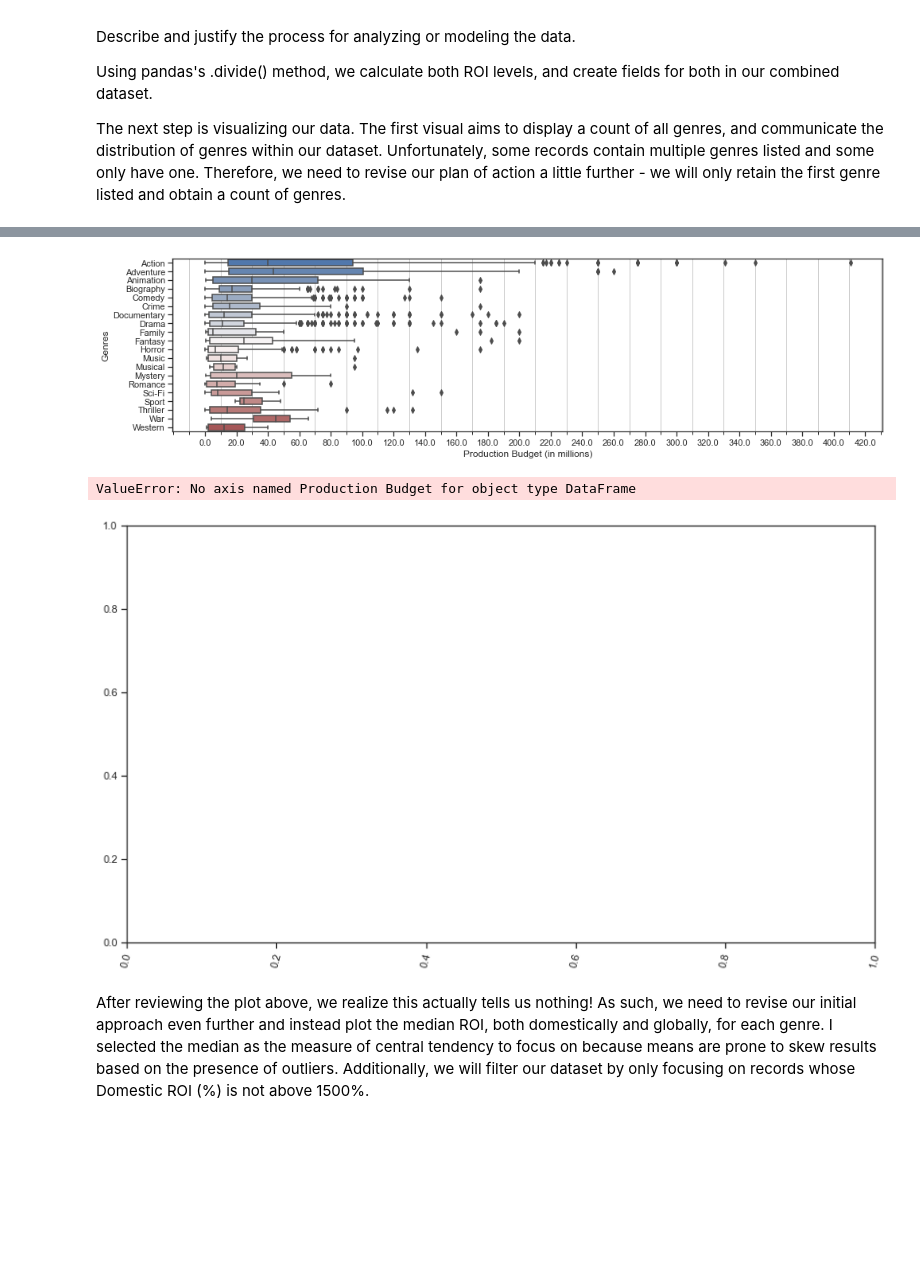
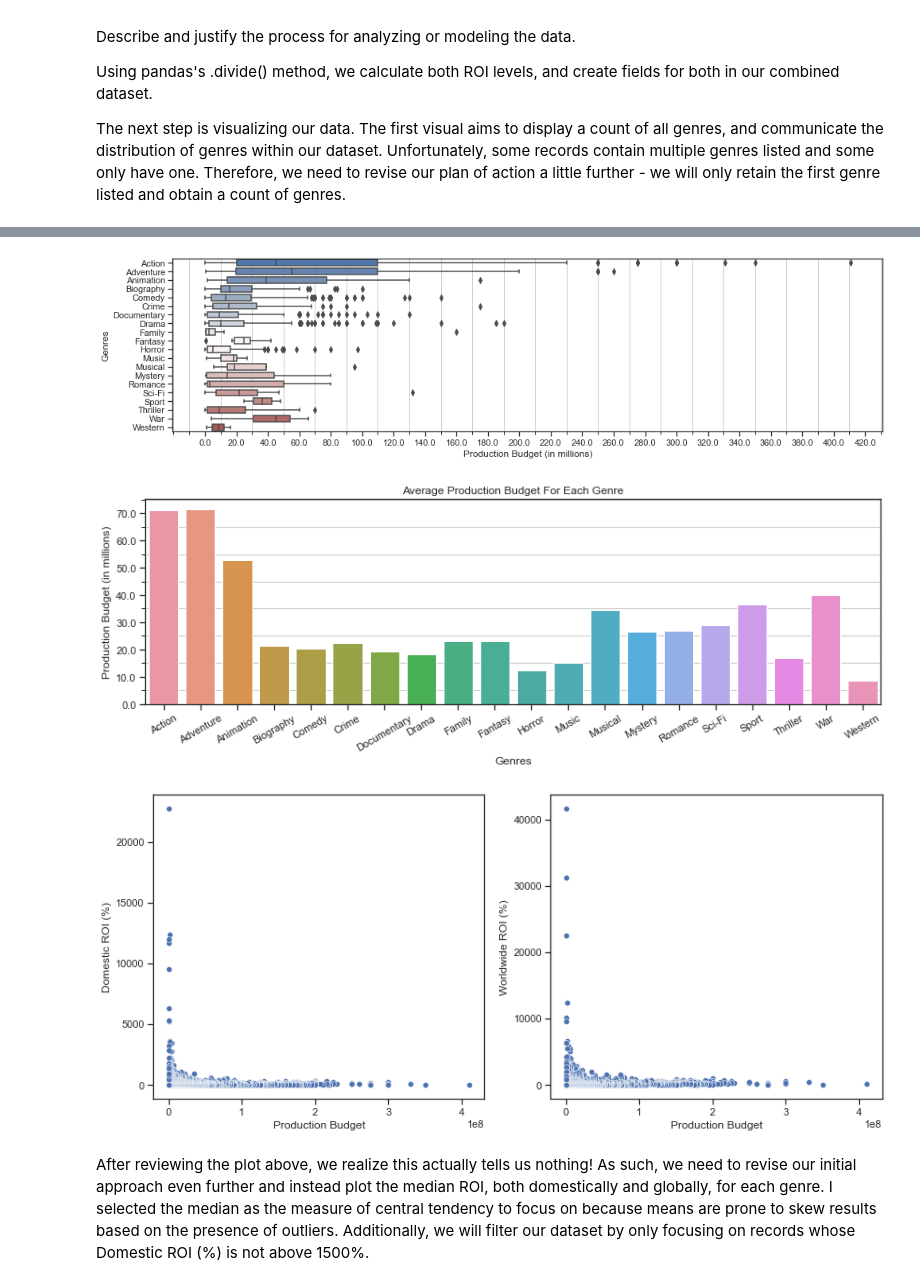
Before and after one commit to rookiescientist-andre/Microsoft-Film-Analysis, a Jupyter notebook: Microsoft Film Analysis - Notebook.ipynb, the cells around one changed output, grey strips where cells are left out. Drawn from its saved outputs; the diff is of its cells as text; code cells hidden in the pictures; blank space fills up the shorter version.

Commit message:
Began analyzing Budget vs. ROIs

```diff
--- a/Microsoft Film Analysis - Notebook.ipynb
+++ b/Microsoft Film Analysis - Notebook.ipynb
@@ -232,7 +232,7 @@ incorrect_pairs = final_df[final_df['Titles Match'] == False]
 final_df = final_df.loc[final_df['Titles Match'] == True]
 
 # Drop duplicates for final combined dataset
-final_df = final_df.drop_duplicates()
+final_df = final_df.drop_duplicates("Movie Name")
 final_df.head(25)
 # %% [output]
 |  | Release Date | Movie Name | Production Budget | Domestic Gross | Worldwide Gross | Original Title | Genres | ... |
@@ -320,15 +338,27 @@ sns.boxplot(x="Production Budget", y="Genres", data=final_df.sort_values('Genres
             width=.7, palette="vlag", ax=ax)
 ax.set_xlabel('Production Budget (in millions)');
 # %% [output]
-[figure, old version]
+[figure, new version]
 # %%
-fig, ax = plt.subplots(figsize=(14,8))
+fig, ax = plt.subplots(figsize=(14, 4))
 ax.ticklabel_format(style='plain', axis='both')
-ax.tick_params(axis='x', labelrotation=75)
-sns.catplot(data=final_df.sort_values('Genres'), x=final_df.mean('Production Budget'), y='Genres', kind='bar');
+ax.tick_params(axis='x', labelrotation=30)
+ax.yaxis.set_major_formatter(million_formatter)
+from matplotlib.ticker import AutoMinorLocator
+minor_locator = AutoMinorLocator(2)
+ax.yaxis.set_minor_locator(minor_locator)
+plt.grid(which='minor')
+ax.set_title('Average Production Budget For Each Genre')
+sns.barplot(data=final_df.sort_values('Genres'), y="Production Budget", x="Genres", ax=ax, ci=False)
+ax.set_ylabel('Production Budget (in millions)');
 # %% [output]
-ValueError: No axis named Production Budget for object type DataFrame
-[figure, old version]
+[figure, new version]
+# %%
+fig, ax = plt.subplots(1, 2, figsize=(14, 6))
+sns.scatterplot(data=final_df, x='Production Budget', y='Domestic ROI (%)', ax=ax[0])
+sns.scatterplot(data=final_df, x='Production Budget', y='Worldwide ROI (%)', ax=ax[1]);
+# %% [output]
+[figure, added]
 # %% [markdown]
 After reviewing the plot above, we realize this actually tells us nothing! As such, we need to revise our initial approach even further and instead plot the median ROI, both domestically and globally, for each genre. I selected the median as the measure of central tendency to focus on because means are prone to skew results based on the presence of outliers. Additionally, we will filter our dataset by only focusing on records whose Domestic ROI (%) is not above 1500%.
 # %%
```
Also changed, not shown: parts of 3 cells of this notebook.
